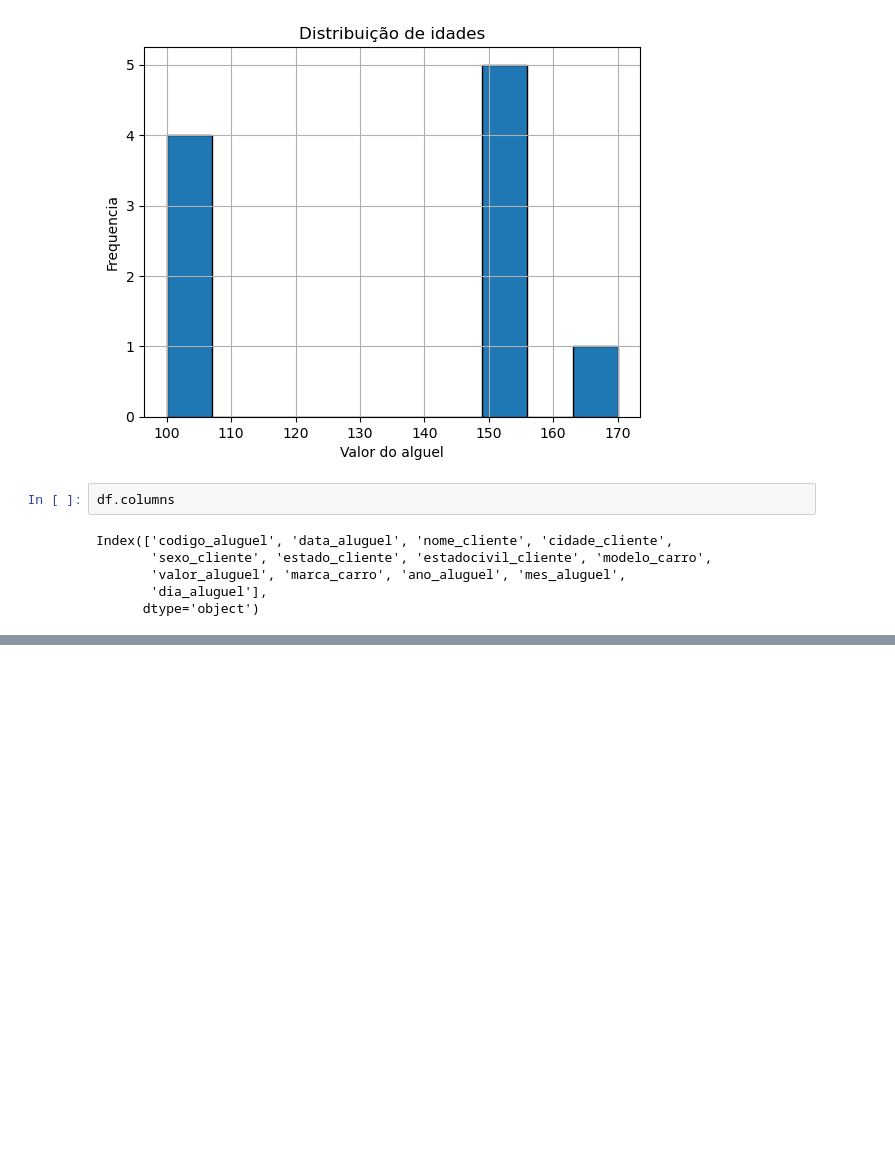
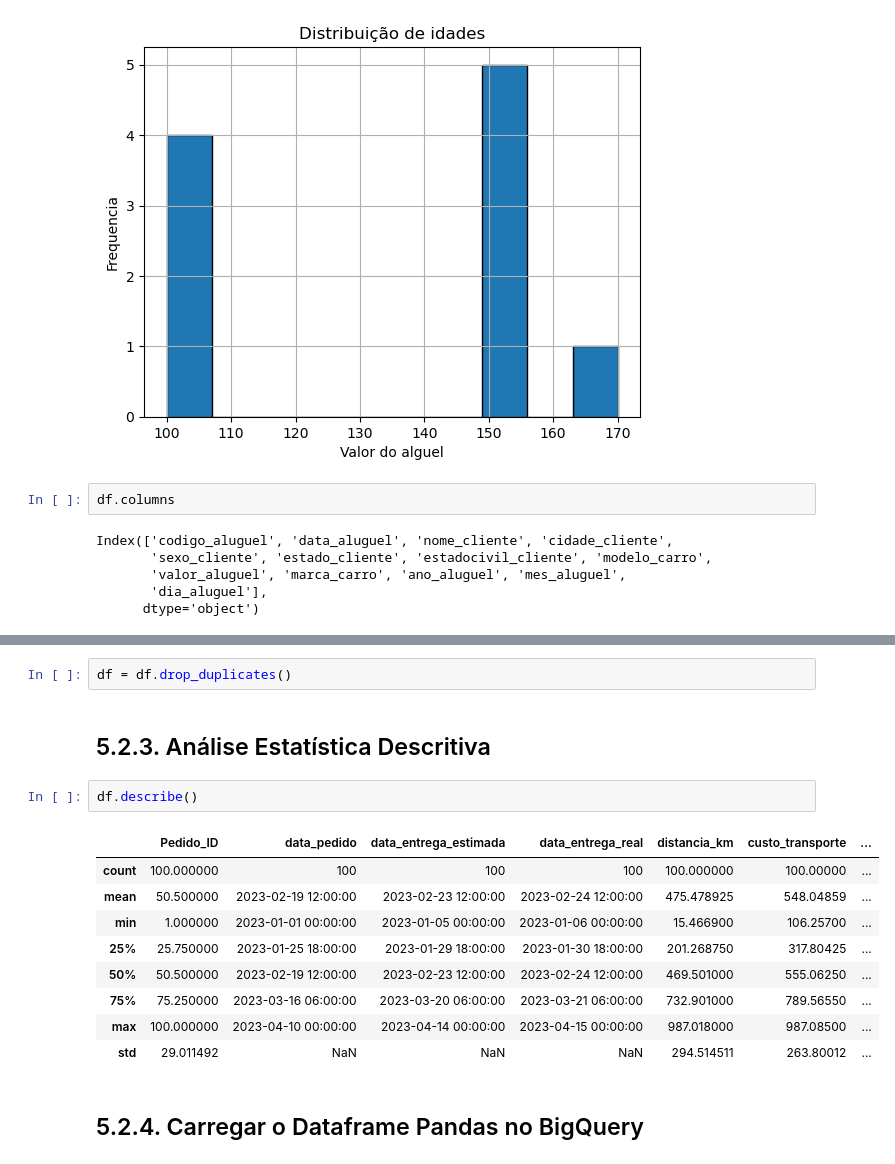
Before and after one commit to jonathasrc/soulcode, a Jupyter notebook: projetos/Atividade 01 - Banco de dados + Estatística.ipynb, the cells around one changed output, grey strips where cells are left out. Saved outputs shown, nothing was run; the diff lists cells and outputs as text; blank space fills up the shorter version.

```diff
--- a/projetos/Atividade 01 - Banco de dados + Estatística.ipynb
+++ b/projetos/Atividade 01 - Banco de dados + Estatística.ipynb
@@ -301,0 +522,18 @@ df_resample
+# %%
+df = df.drop_duplicates()
+# %% [markdown]
+## 5.2.3. Análise Estatística Descritiva
+# %%
+df.describe()
+# %% [output]
+|  | Pedido_ID | data_pedido | data_entrega_estimada | data_entrega_real | distancia_km | custo_transporte | ... |
+| count | 100.000000 | 100 | 100 | 100 | 100.000000 | 100.00000 | ... |
+| mean | 50.500000 | 2023-02-19 12:00:00 | 2023-02-23 12:00:00 | 2023-02-24 12:00:00 | 475.478925 | 548.04859 | ... |
+| min | 1.000000 | 2023-01-01 00:00:00 | 2023-01-05 00:00:00 | 2023-01-06 00:00:00 | 15.466900 | 106.25700 | ... |
+| 25% | 25.750000 | 2023-01-25 18:00:00 | 2023-01-29 18:00:00 | 2023-01-30 18:00:00 | 201.268750 | 317.80425 | ... |
+| 50% | 50.500000 | 2023-02-19 12:00:00 | 2023-02-23 12:00:00 | 2023-02-24 12:00:00 | 469.501000 | 555.06250 | ... |
+| 75% | 75.250000 | 2023-03-16 06:00:00 | 2023-03-20 06:00:00 | 2023-03-21 06:00:00 | 732.901000 | 789.56550 | ... |
+| max | 100.000000 | 2023-04-10 00:00:00 | 2023-04-14 00:00:00 | 2023-04-15 00:00:00 | 987.018000 | 987.08500 | ... |
+| std | 29.011492 | NaN | NaN | NaN | 294.514511 | 263.80012 | ... |
+# %% [markdown]
+## 5.2.4. Carregar o Dataframe Pandas no BigQuery
```
Also changed, not shown: parts of 34 cells of this notebook.
